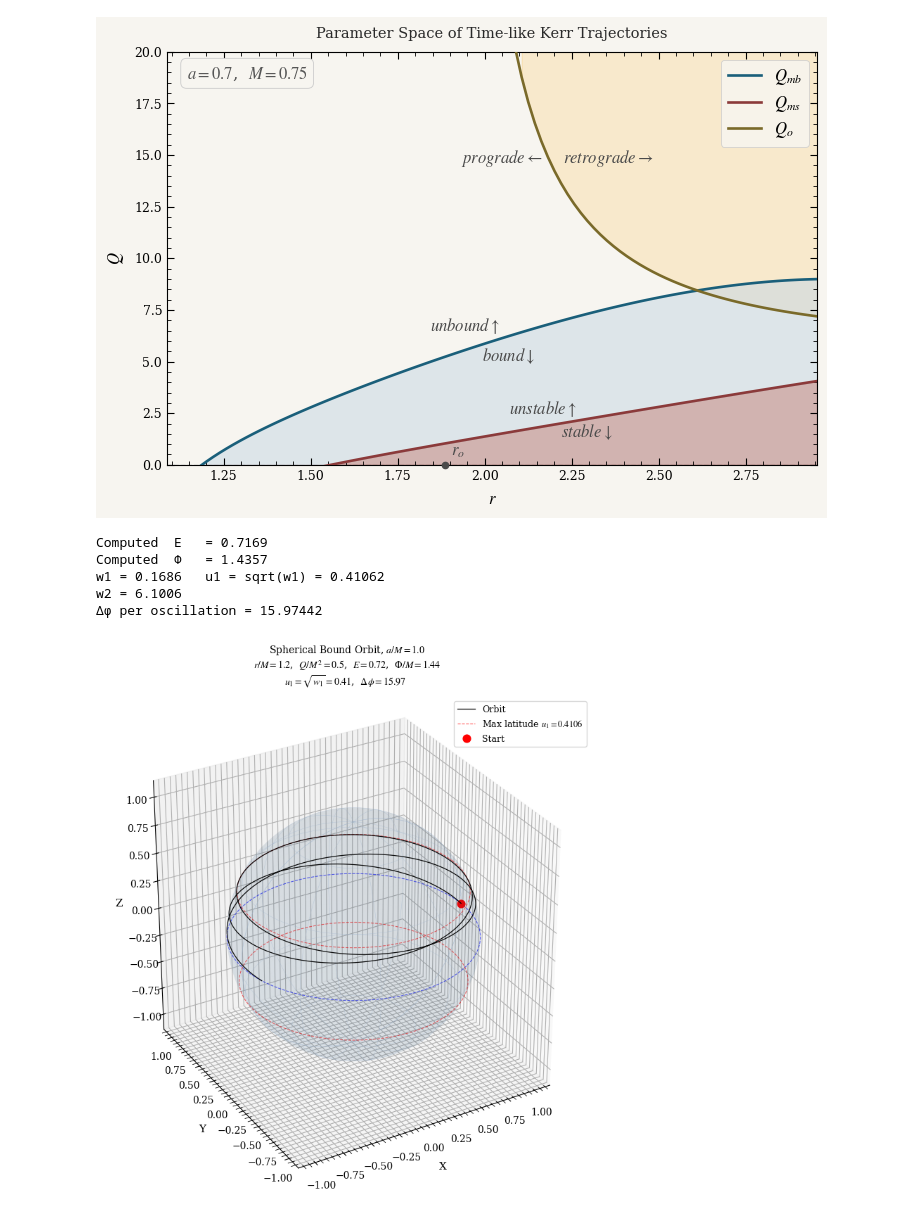
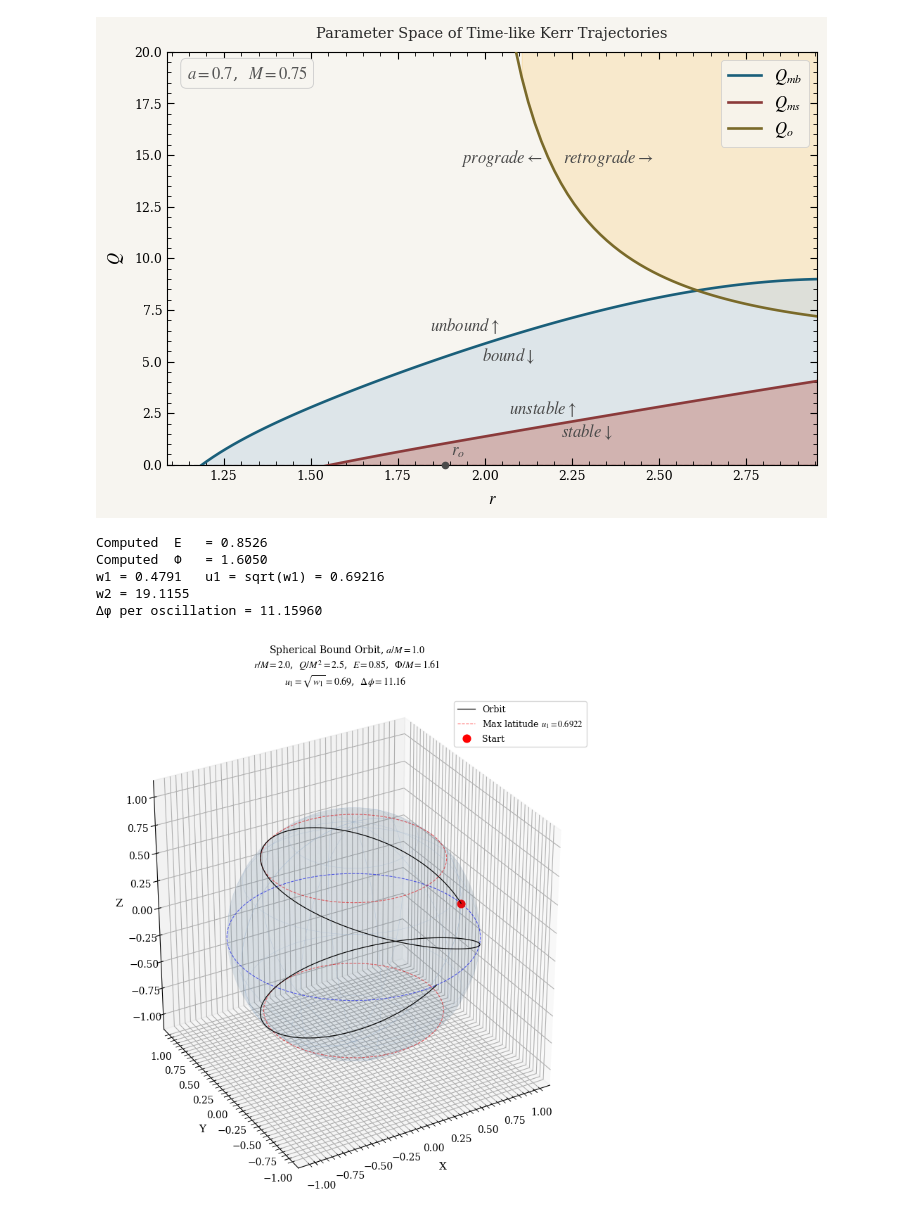
Before and after one commit to olafx/G0L86A_GR_kin, a Jupyter notebook: code/trajectoryKerrPlot.ipynb, the cells around one changed output. Cells and saved outputs as stored; diff of their text form; code cells hidden in the pictures.

```diff
--- a/code/trajectoryKerrPlot.ipynb
+++ b/code/trajectoryKerrPlot.ipynb
@@ -479,8 +479,8 @@ import matplotlib.pyplot as plt
 # Parameters
 M = 1.0
 a = M
-r = 1.2
-Q = 0.5
+r = 2.0
+Q = 2.5
 
 Delta = r**2 - 2*M*r + a**2
 
@@ -515,7 +515,7 @@ alp = a * np.sqrt((1.0 - E**2) * w2)
 K_val         = ellipk(m)
 lambda_period = 4.0 * K_val / alp
 
-n_periods = 0.5
+n_periods = 1.0
 N_pts     = 12000
 lam       = np.linspace(0.0, n_periods * lambda_period, N_pts)
 
@@ -584,36 +584,36 @@ r_lat    = np.sqrt(1 - u1**2)
 ax.plot(r_lat*np.cos(lat_circ), r_lat*np.sin(lat_circ),
          u1*np.ones(300),  'r--', lw=0.8, alpha=0.6)
 ax.plot(r_lat*np.cos(lat_circ), r_lat*np.sin(lat_circ),
         -u1*np.ones(300), 'r--', lw=0.8, alpha=0.6,
         label=fr'Max latitude $u_1={u1:.4f}$')
 
 # Starting point
 ax.scatter([X[0]], [Y[0]], [Z[0]], color='red', s=60,
            zorder=10, label='Start')
 
 # Observer
 ax.view_init(elev=30, azim=-120)
 ax.set_box_aspect([1, 1, 1])
 
 ax.set_xlabel('X', fontsize=11, labelpad=6)
 ax.set_ylabel('Y', fontsize=11, labelpad=6)
 ax.set_zlabel('Z', fontsize=11, labelpad=6)
 ax.set_title(
     fr'Spherical Bound Orbit, $a/M = {a/M:.1f}$' + '\n' +
     fr'$r/M = {r:.1f}$,  $Q/M^2 = {Q:.1f}$,  '
     fr'$E = {E:.2f}$,  $\Phi/M = {Phi:.2f}$' + '\n' +
     fr'$u_1 = \sqrt{{w_1}} = {u1:.2f}$,  '
     fr'$\Delta\phi = {delta_phi:.2f}$  ',
     fontsize=10, pad=12
 )
 ax.legend(fontsize=9, loc='upper right')
 
 plt.tight_layout()
 plt.savefig('../report/figures/kerr_timelike_orbit.png', dpi=300, bbox_inches='tight')
 # %% [output]
-Computed  E   = 0.7169
-Computed  Φ   = 1.4357
-w1 = 0.1686   u1 = sqrt(w1) = 0.41062
-w2 = 6.1006
-Δφ per oscillation = 15.97442
+Computed  E   = 0.8526
+Computed  Φ   = 1.6050
+w1 = 0.4791   u1 = sqrt(w1) = 0.69216
+w2 = 19.1155
+Δφ per oscillation = 11.15960
-[figure, old version]
+[figure, new version]
```
Also changed, not shown: 9 other files.
